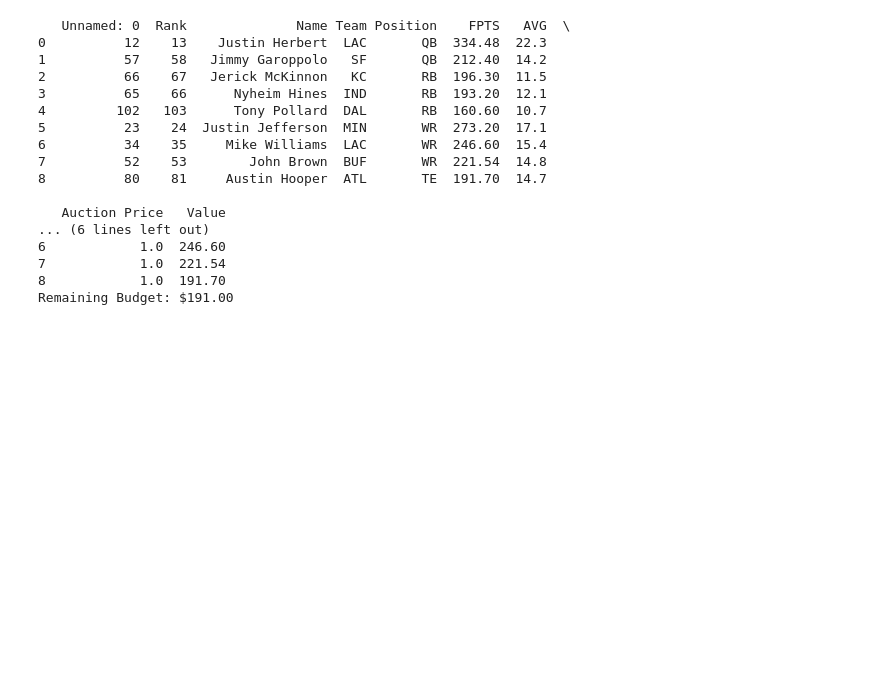
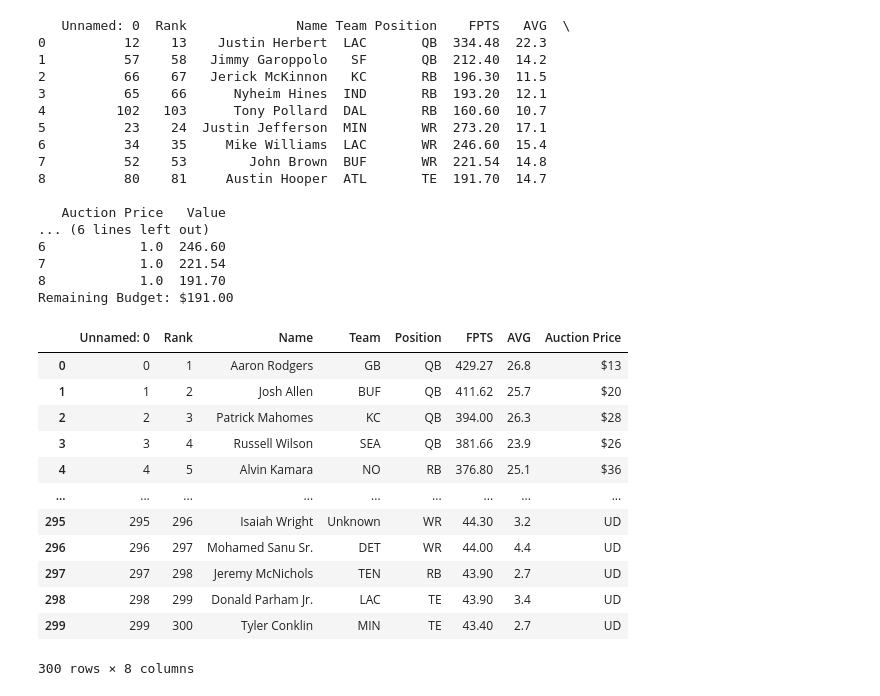
Before and after one commit to JeremyCarter2/capstone, a Jupyter notebook: capstone.ipynb, the cells around one changed output. Cells and saved outputs as stored; diff of their text form; code cells hidden in the pictures; blank space fills up the shorter version.

```diff
--- a/capstone.ipynb
+++ b/capstone.ipynb
@@ -610,3 +598,27 @@ print(f"Remaining Budget: ${budget:.2f}")
 7            1.0  221.54
 8            1.0  191.70
 Remaining Budget: $191.00
+# %%
+import pandas as pd
+import sqlite3
+
+df2019= pd.read_csv('/Users/jeremycarter/Code/SavvyCoders/capstone/2019 Summary Data.csv')
+df2020= pd.read_csv('/Users/jeremycarter/Code/SavvyCoders/capstone/2020 Summary Data.csv')
+df2021= pd.read_csv('/Users/jeremycarter/Code/SavvyCoders/capstone/2021 Summary Data.csv')
+df2022= pd.read_csv('/Users/jeremycarter/Code/SavvyCoders/capstone/2022 Summary Data.csv')
+
+df2020
+# %% [output]
+|  | Unnamed: 0 | Rank | Name | Team | Position | FPTS | AVG | Auction Price |
+| 0 | 0 | 1 | Aaron Rodgers | GB | QB | 429.27 | 26.8 | $13 |
+| 1 | 1 | 2 | Josh Allen | BUF | QB | 411.62 | 25.7 | $20 |
+| 2 | 2 | 3 | Patrick Mahomes | KC | QB | 394.00 | 26.3 | $28 |
+| 3 | 3 | 4 | Russell Wilson | SEA | QB | 381.66 | 23.9 | $26 |
+| 4 | 4 | 5 | Alvin Kamara | NO | RB | 376.80 | 25.1 | $36 |
+| ... | ... | ... | ... | ... | ... | ... | ... | ... |
+| 295 | 295 | 296 | Isaiah Wright | Unknown | WR | 44.30 | 3.2 | UD |
+| 296 | 296 | 297 | Mohamed Sanu Sr. | DET | WR | 44.00 | 4.4 | UD |
+| 297 | 297 | 298 | Jeremy McNichols | TEN | RB | 43.90 | 2.7 | UD |
+| 298 | 298 | 299 | Donald Parham Jr. | LAC | TE | 43.90 | 3.4 | UD |
+| 299 | 299 | 300 | Tyler Conklin | MIN | TE | 43.40 | 2.7 | UD |
+300 rows × 8 columns
```
Also changed, not shown: parts of 1 cell of this notebook, 1 other file.
